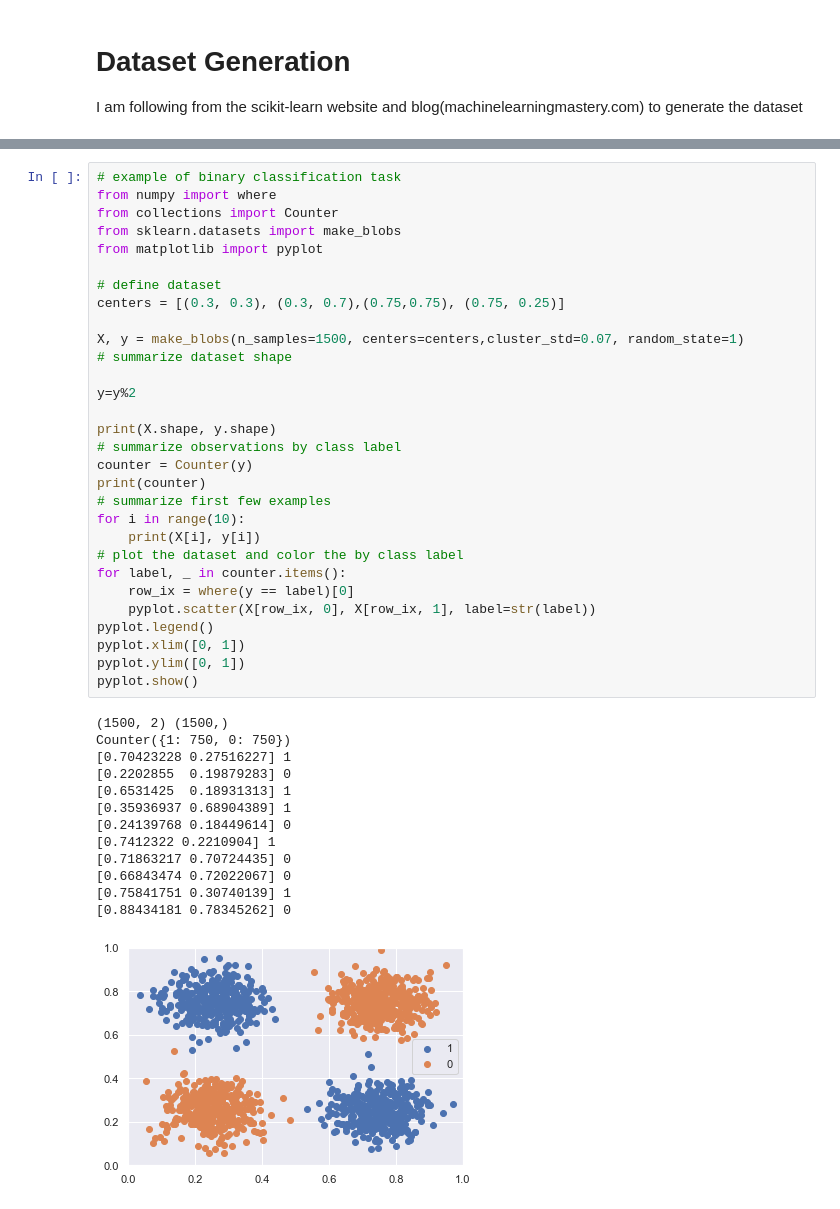
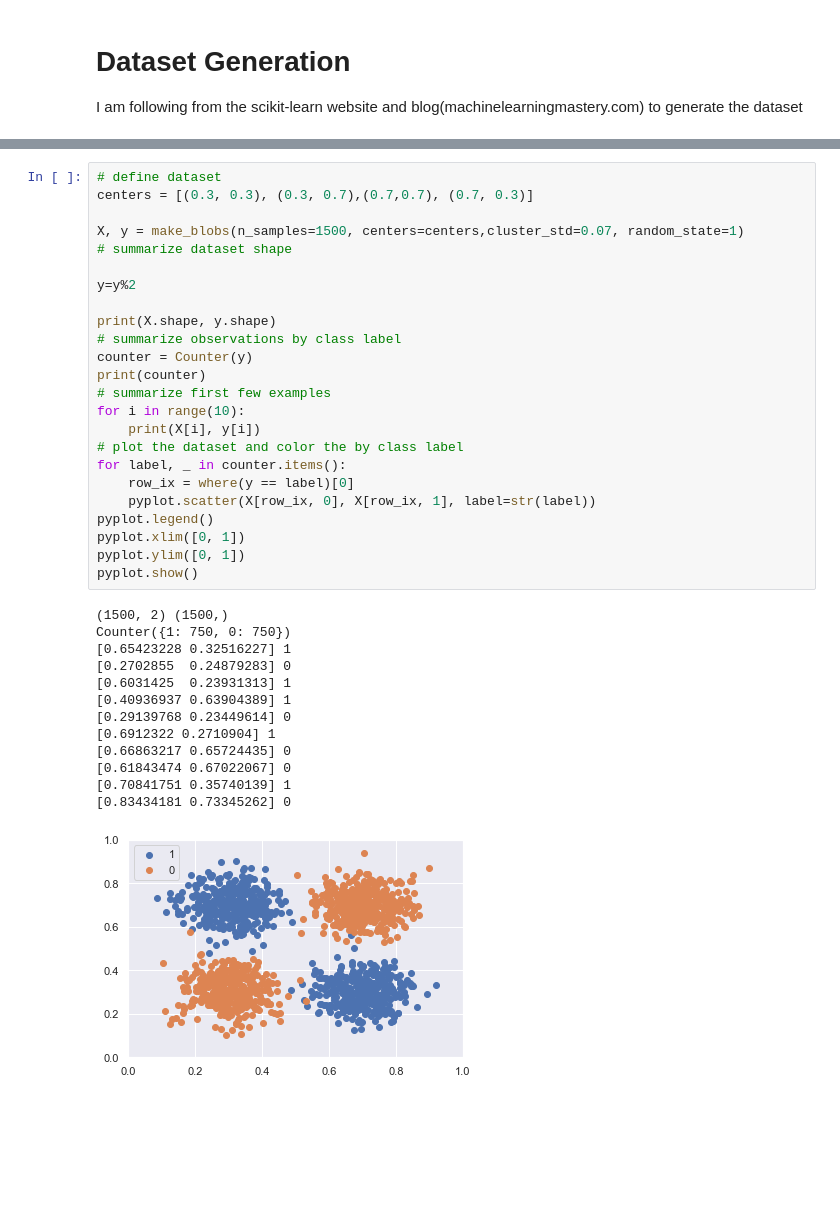
Before and after one commit to bagmk/Quantum_Machine_Learning_Express, a Jupyter notebook: dataset/Data generation.ipynb, the cells around one changed output, grey strips where cells are left out. Drawn from its saved outputs; the diff is of its cells as text; blank space fills up the shorter version.

```diff
--- a/dataset/Data generation.ipynb
+++ b/dataset/Data generation.ipynb
@@ -135,46 +125,40 @@ Counter({1: 750, 0: 750})
 [0.58510856 0.62389473] 0
 [figure]
 # %%
-# example of binary classification task
-from numpy import where
-from collections import Counter
-from sklearn.datasets import make_blobs
-from matplotlib import pyplot
-
 # define dataset
-centers = [(0.3, 0.3), (0.3, 0.7),(0.75,0.75), (0.75, 0.25)]
+centers = [(0.3, 0.3), (0.3, 0.7),(0.7,0.7), (0.7, 0.3)]
 
 X, y = make_blobs(n_samples=1500, centers=centers,cluster_std=0.07, random_state=1)
 # summarize dataset shape
 
 y=y%2
 
 print(X.shape, y.shape)
 # summarize observations by class label
 counter = Counter(y)
 print(counter)
 # summarize first few examples
 for i in range(10):
 	print(X[i], y[i])
 # plot the dataset and color the by class label
 for label, _ in counter.items():
 	row_ix = where(y == label)[0]
 	pyplot.scatter(X[row_ix, 0], X[row_ix, 1], label=str(label))
 pyplot.legend()
 pyplot.xlim([0, 1])
 pyplot.ylim([0, 1])
 pyplot.show()
 # %% [output]
 (1500, 2) (1500,)
 Counter({1: 750, 0: 750})
-[0.70423228 0.27516227] 1
-[0.2202855  0.19879283] 0
-[0.6531425  0.18931313] 1
-[0.35936937 0.68904389] 1
-[0.24139768 0.18449614] 0
-[0.7412322 0.2210904] 1
-[0.71863217 0.70724435] 0
-[0.66843474 0.72022067] 0
-[0.75841751 0.30740139] 1
-[0.88434181 0.78345262] 0
+[0.65423228 0.32516227] 1
+[0.2702855  0.24879283] 0
+[0.6031425  0.23931313] 1
+[0.40936937 0.63904389] 1
+[0.29139768 0.23449614] 0
+[0.6912322 0.2710904] 1
+[0.66863217 0.65724435] 0
+[0.61843474 0.67022067] 0
+[0.70841751 0.35740139] 1
+[0.83434181 0.73345262] 0
-[figure, old version]
+[figure, new version]
```
Also changed, not shown: parts of 13 cells of this notebook.
